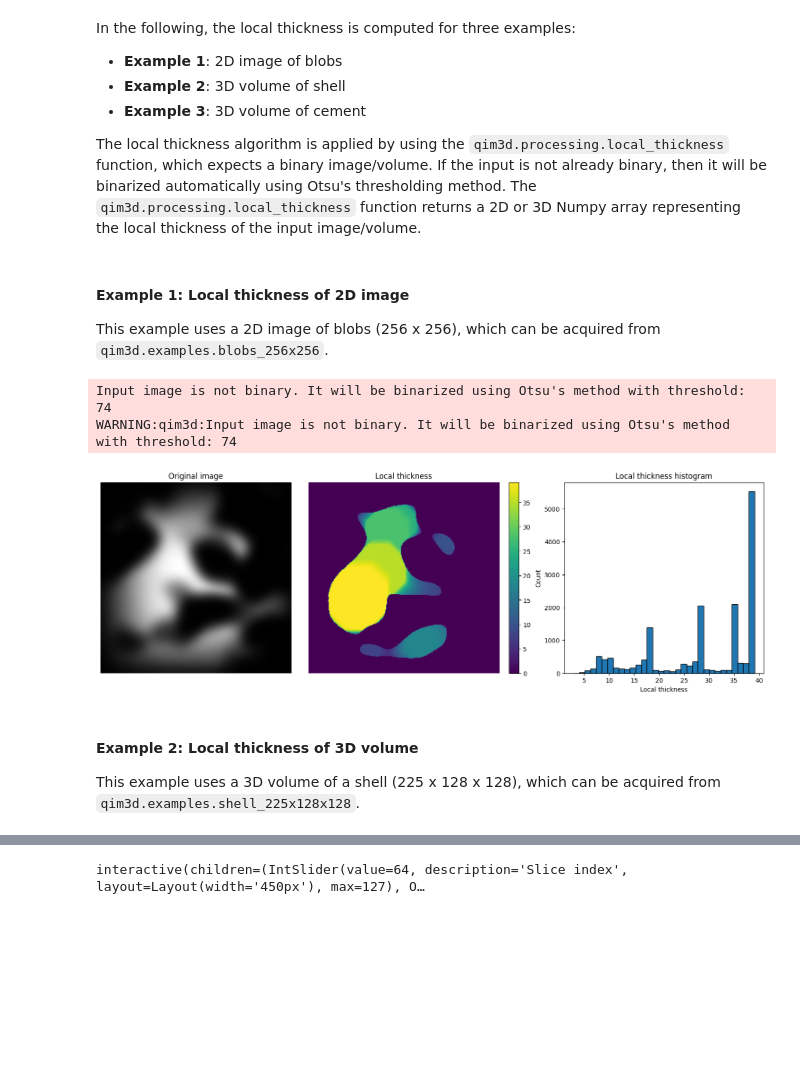
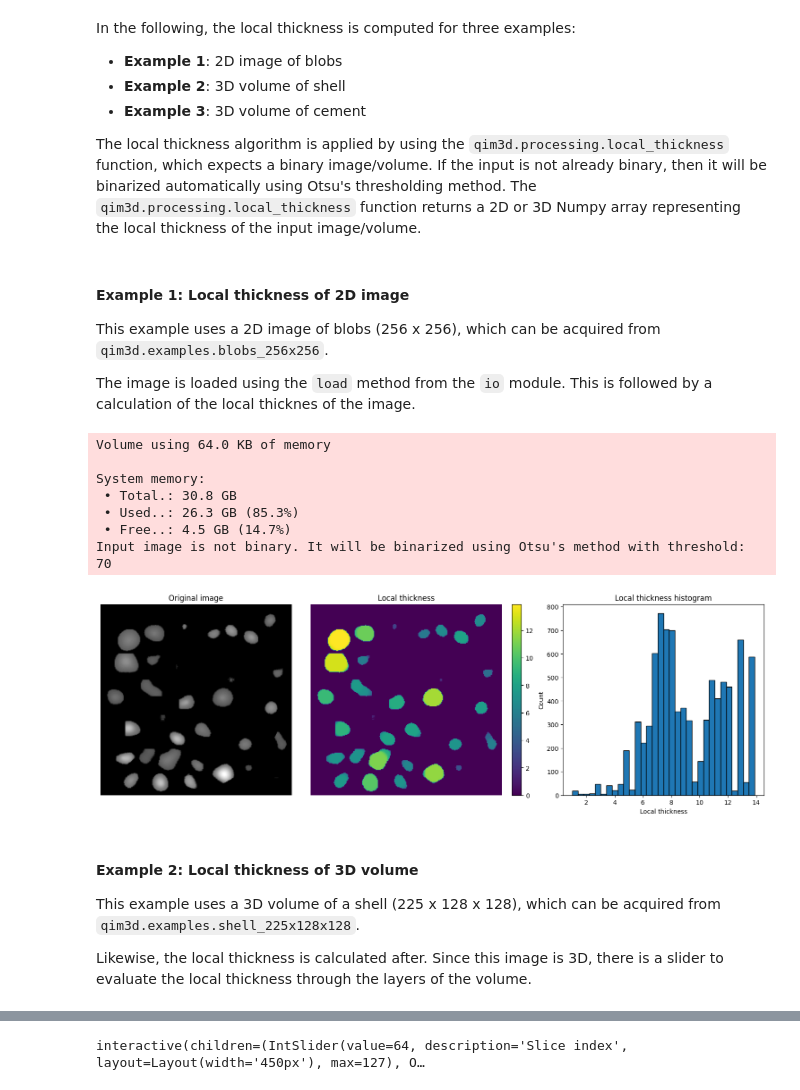
Before and after one commit to qim-center/qim3d, a Jupyter notebook: docs/notebooks/local_thickness.ipynb, the cells around one changed output, grey strips where cells are left out. Cells and saved outputs as stored; diff of their text form; code cells hidden in the pictures; blank space fills up the shorter version.

```diff
--- a/docs/notebooks/local_thickness.ipynb
+++ b/docs/notebooks/local_thickness.ipynb
@@ -17,18 +13,28 @@ The local thickness algorithm is applied by using the `qim3d.processing.local_th
 # %% [markdown]
 #### **Example 1**: Local thickness of 2D image
 This example uses a 2D image of blobs (256 x 256), which can be acquired from `qim3d.examples.blobs_256x256`.
+
+The image is loaded using the `load` method from the `io` module. This is followed by a calculation of the local thicknes of the image.
 # %%
-# Import 2D image of blobs
-blobs = qim3d.examples.blobs_256x256
+import qim3d
+# Load 2D image of blobs
+img = qim3d.io.load('../../qim3d/examples/blobs_256x256.png', progress_bar=False)
 
 # Compute the local thickness of the blobs
-lt_blobs = qim3d.processing.local_thickness(blobs, visualize = True)
+img_lt = qim3d.processing.local_thickness(img, visualize=True)
 # %% [output]
-Input image is not binary. It will be binarized using Otsu's method with threshold: 74
-WARNING:qim3d:Input image is not binary. It will be binarized using Otsu's method with threshold: 74
+Volume using 64.0 KB of memory
+
+System memory:
+ • Total.: 30.8 GB
+ • Used..: 26.3 GB (85.3%)
+ • Free..: 4.5 GB (14.7%)
+Input image is not binary. It will be binarized using Otsu's method with threshold: 70
-[figure, old version]
+[figure, new version]
 # %% [markdown]
 #### **Example 2**: Local thickness of 3D volume
 This example uses a 3D volume of a shell (225 x 128 x 128), which can be acquired from `qim3d.examples.shell_225x128x128`.
+
+Likewise, the local thickness is calculated after. Since this image is 3D, there is a slider to evaluate the local thickness through the layers of the volume.
 # %%
 # Import 3D volume of shell
```
Also changed, not shown: parts of 11 cells of this notebook, 6 other files.
